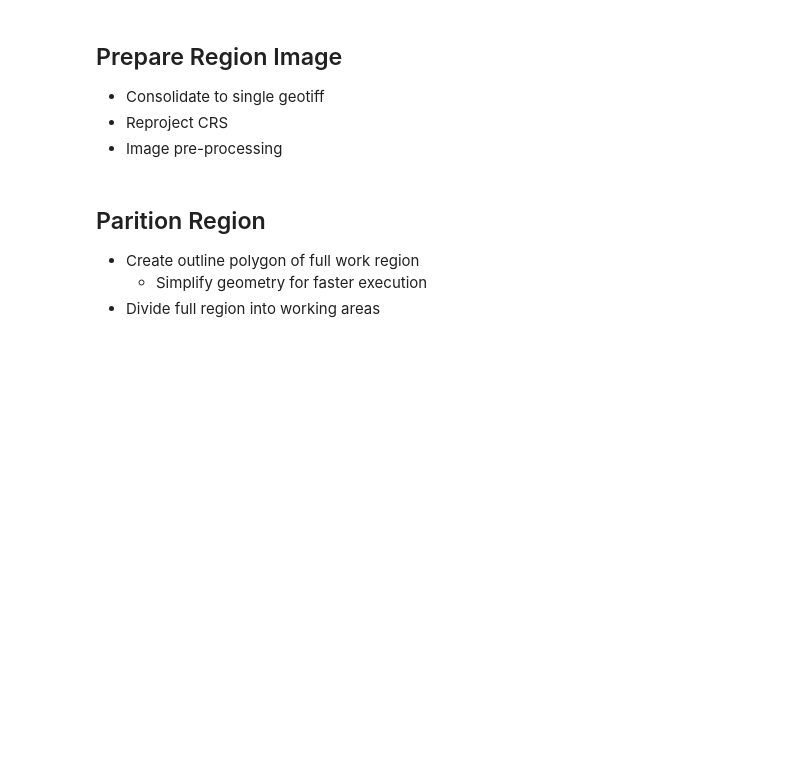
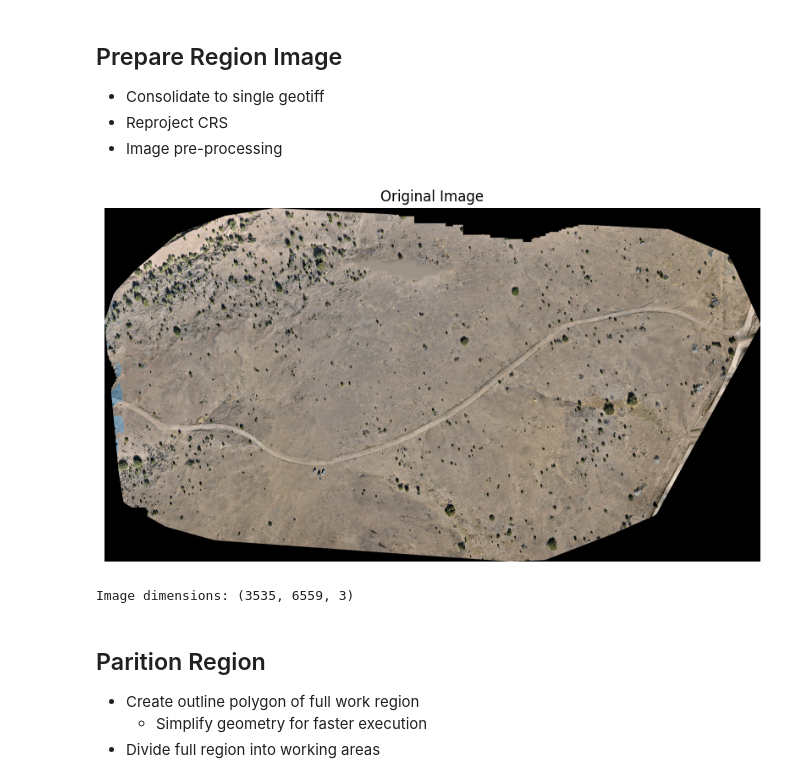
Before and after one commit to javelina-works/unsupervised-cv-search, a Jupyter notebook: content/notebooks/work_plan.ipynb, the cells around one changed output. Cells and saved outputs as stored; diff of their text form; code cells hidden in the pictures; blank space fills up the shorter version.

```diff
--- a/content/notebooks/work_plan.ipynb
+++ b/content/notebooks/work_plan.ipynb
@@ -45,3 +47,17 @@ file_path = '../input/IGNORE_Brewster-ortho.tif'
+# %%
+from plant_search.load_image import load_image, plot_image
+
+ds = 2 # downscale ratio
+
+image = load_image(file_path)
+if image is not None:
+    plot_image(image, "Original Image")
+    image = image[::ds, ::ds]
+
+print(f"Image dimensions: {image.shape}")
+# %% [output]
+[figure, added]
+Image dimensions: (3535, 6559, 3)
 # %%
 # Reproject region to geographic CRS
 import rasterio
```
Also changed, not shown: parts of 8 cells of this notebook.
